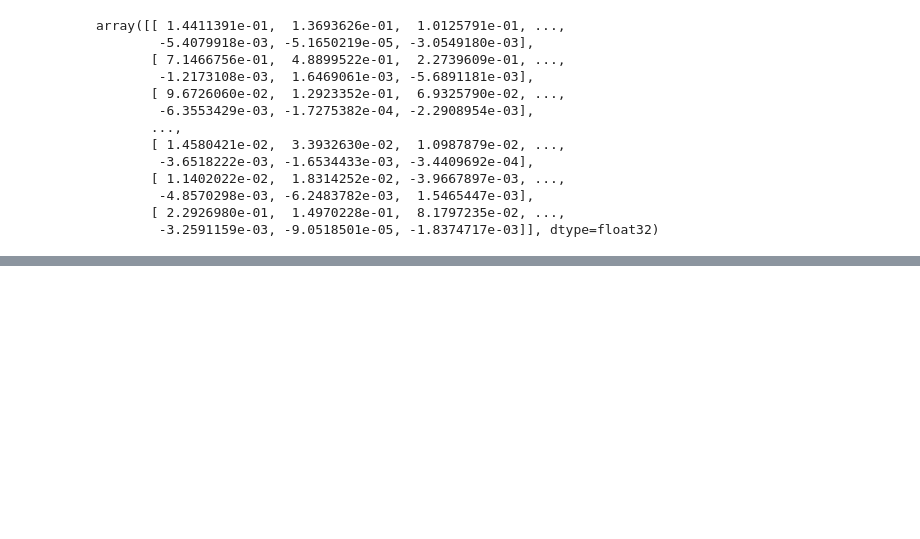
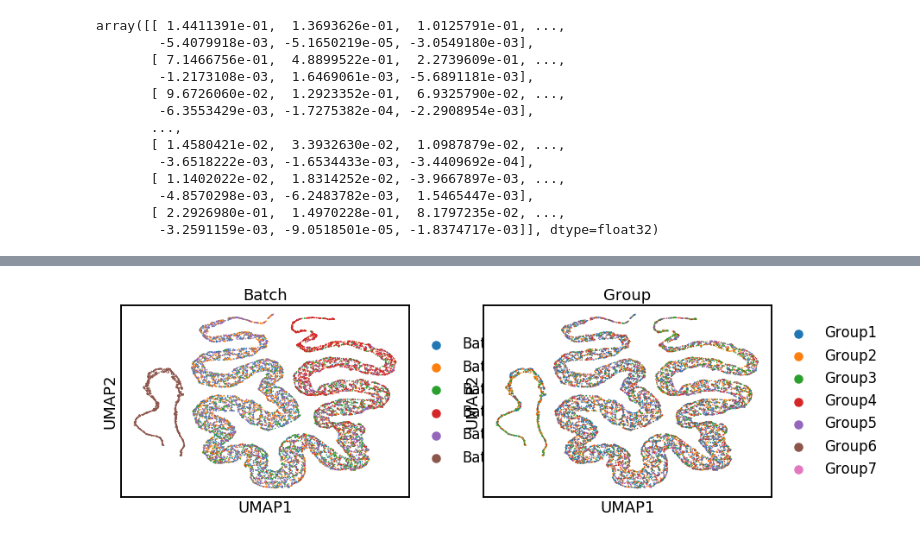
Before and after one commit to theislab/scib, a Jupyter notebook: notebooks/integration/saucie.ipynb, the cells around one changed output, grey strips where cells are left out. Saved outputs shown, nothing was run; the diff lists cells and outputs as text; code cells hidden in the pictures; blank space fills up the shorter version.

```diff
--- a/notebooks/integration/saucie.ipynb
+++ b/notebooks/integration/saucie.ipynb
@@ -59,9 +64,13 @@ saucie=None
 # %%
 def runSaucie(adata, batch):
-    saucie = SAUCIE.SAUCIE(adata.X.shape[1])
-    loader = SAUCIE.Loader(adata.X.todense(), labels=adata.obs[batch])
-    saucie.train(loader, steps=1000)
-    adata.obsm['X_emb'] = saucie.get_embedding(loader)[0]
-    adata.X = saucie.get_reconstruction(loader)[0]
+    expr = adata.X.todense()
+    saucie = SAUCIE.SAUCIE(adata.X.shape[1], lambda_b=0.1)
+    loader = SAUCIE.Loader(expr, labels=adata.obs[batch].cat.codes, shuffle=True)
+    #for i in range(20):
+    saucie.train(loader, steps=5000)
+    #print('iteration '+str(i))
+    ret = adata.copy()
+    ret.obsm['X_emb'] = saucie.get_embedding(loader)[0]
+    ret.X = saucie.get_reconstruction(SAUCIE.Loader(expr, labels=adata.obs[batch].cat.codes))[0]
 
-    return adata
+    return ret
@@ -92,0 +80,2 @@ AnnData object with n_obs × n_vars = 26668 × 18756
+# %%
+integrated = runSaucie(adata, 'Batch')
@@ -92,0 +141,4 @@ AnnData object with n_obs × n_vars = 26668 × 18756
+# %%
+sc.pl.umap(integrated, color=['Batch', 'Group'])
+# %% [output]
+[figure, added]
```
Also changed, not shown: parts of 13 cells of this notebook, 3 other files.
